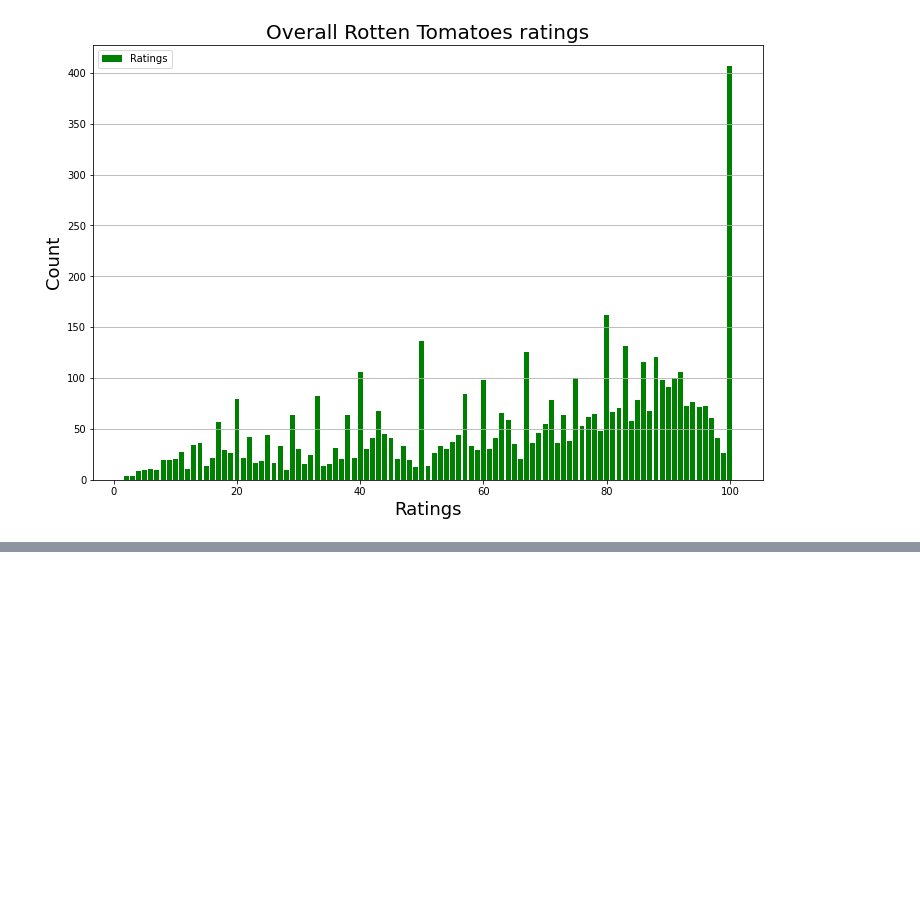
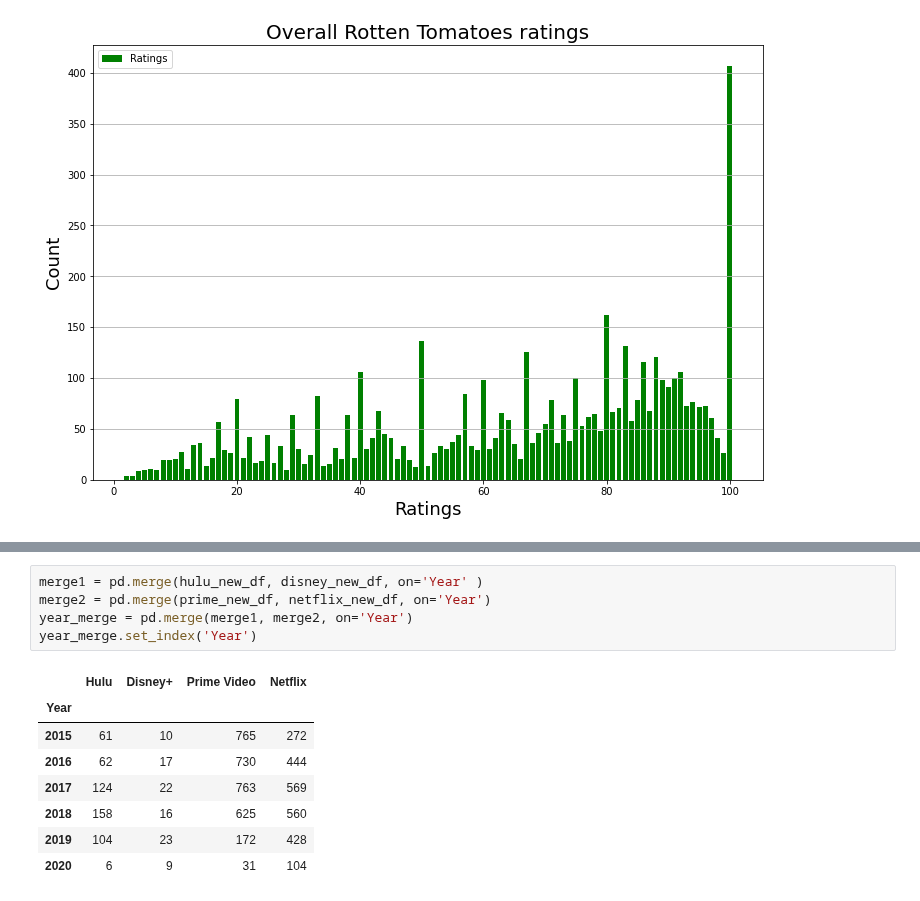
Before and after one commit to jacance/streaming-service-analysis, a Jupyter notebook: pristine_justin_new.ipynb, the cells around one changed output, grey strips where cells are left out. Saved outputs shown, nothing was run; the diff lists cells and outputs as text; blank space fills up the shorter version.

```diff
--- a/pristine_justin_new.ipynb
+++ b/pristine_justin_new.ipynb
@@ -869,0 +907,14 @@ plt.show()
+# %%
+merge1 = pd.merge(hulu_new_df, disney_new_df, on='Year' )
+merge2 = pd.merge(prime_new_df, netflix_new_df, on='Year')
+year_merge = pd.merge(merge1, merge2, on='Year')
+year_merge.set_index('Year')
+# %% [output]
+|  | Hulu | Disney+ | Prime Video | Netflix |
+| Year |  |  |  |  |
+| 2015 | 61 | 10 | 765 | 272 |
+| 2016 | 62 | 17 | 730 | 444 |
+| 2017 | 124 | 22 | 763 | 569 |
+| 2018 | 158 | 16 | 625 | 560 |
+| 2019 | 104 | 23 | 172 | 428 |
+| 2020 | 6 | 9 | 31 | 104 |
```
Also changed, not shown: parts of 4 cells of this notebook, 1 other file.
